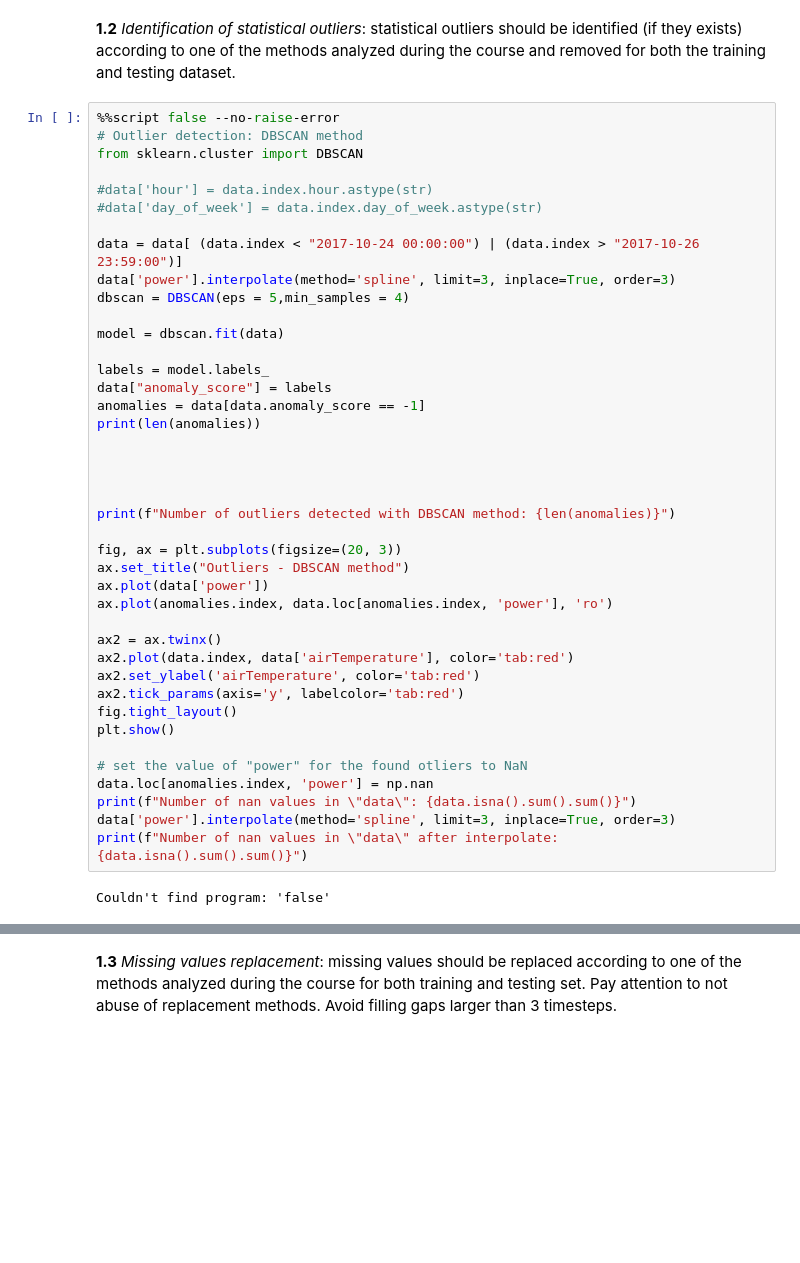
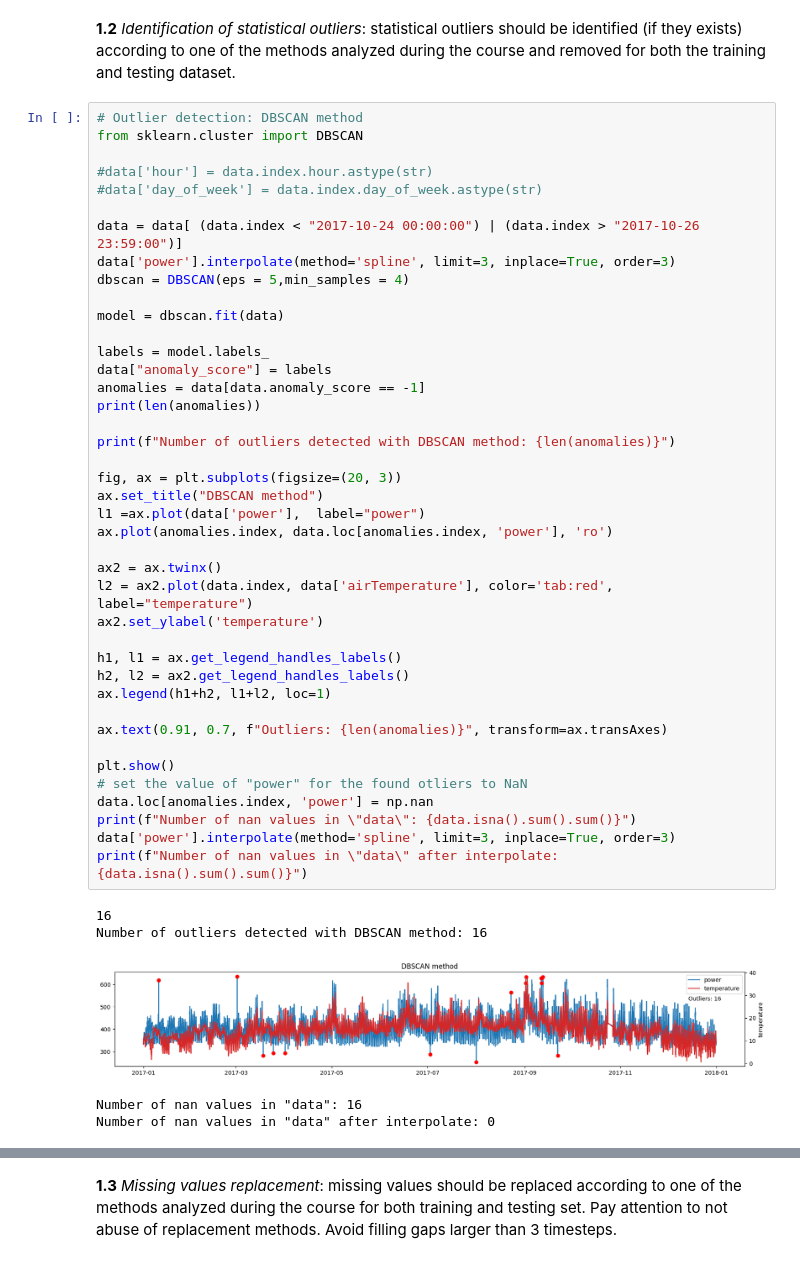
Before and after one commit to lucaparimbelli-ABB/data-science-and-ai-for-industrial-systems, a Jupyter notebook: exam.ipynb, the cells around one changed output, grey strips where cells are left out. Cells and saved outputs as stored; diff of their text form; blank space fills up the shorter version.

```diff
--- a/exam.ipynb
+++ b/exam.ipynb
@@ -81,46 +81,50 @@ data = building_data_merge.join(weather_data, how='inner')
 # %% [markdown]
 **1.2** _Identification of statistical outliers_: statistical outliers should be identified (if they exists) according to one of the methods analyzed during the course and removed for both the training and testing dataset.
 # %%
-%%script false --no-raise-error
 # Outlier detection: DBSCAN method
 from sklearn.cluster import DBSCAN
 
 #data['hour'] = data.index.hour.astype(str)
 #data['day_of_week'] = data.index.day_of_week.astype(str)
 
 data = data[ (data.index < "2017-10-24 00:00:00") | (data.index > "2017-10-26 23:59:00")]
 data['power'].interpolate(method='spline', limit=3, inplace=True, order=3)
 dbscan = DBSCAN(eps = 5,min_samples = 4)
 
 model = dbscan.fit(data)
 
 labels = model.labels_
 data["anomaly_score"] = labels
 anomalies = data[data.anomaly_score == -1]
 print(len(anomalies))
 
-
-
-
 print(f"Number of outliers detected with DBSCAN method: {len(anomalies)}")
 
 fig, ax = plt.subplots(figsize=(20, 3))
-ax.set_title("Outliers - DBSCAN method")
-ax.plot(data['power'])
+ax.set_title("DBSCAN method")
+l1 =ax.plot(data['power'],  label="power")
 ax.plot(anomalies.index, data.loc[anomalies.index, 'power'], 'ro')
 
 ax2 = ax.twinx()
-ax2.plot(data.index, data['airTemperature'], color='tab:red')
-ax2.set_ylabel('airTemperature', color='tab:red')
-ax2.tick_params(axis='y', labelcolor='tab:red')
-fig.tight_layout()
+l2 = ax2.plot(data.index, data['airTemperature'], color='tab:red', label="temperature")
+ax2.set_ylabel('temperature')
+
+h1, l1 = ax.get_legend_handles_labels()
+h2, l2 = ax2.get_legend_handles_labels()
+ax.legend(h1+h2, l1+l2, loc=1)
+
+ax.text(0.91, 0.7, f"Outliers: {len(anomalies)}", transform=ax.transAxes)
+
 plt.show()
-
 # set the value of "power" for the found otliers to NaN
 data.loc[anomalies.index, 'power'] = np.nan
 print(f"Number of nan values in \"data\": {data.isna().sum().sum()}")
 data['power'].interpolate(method='spline', limit=3, inplace=True, order=3)
 print(f"Number of nan values in \"data\" after interpolate: {data.isna().sum().sum()}")
 # %% [output]
-Couldn't find program: 'false'
+16
+Number of outliers detected with DBSCAN method: 16
+[figure, added]
+Number of nan values in "data": 16
+Number of nan values in "data" after interpolate: 0
 # %%
```
Also changed, not shown: parts of 38 cells of this notebook, 18 other files.
